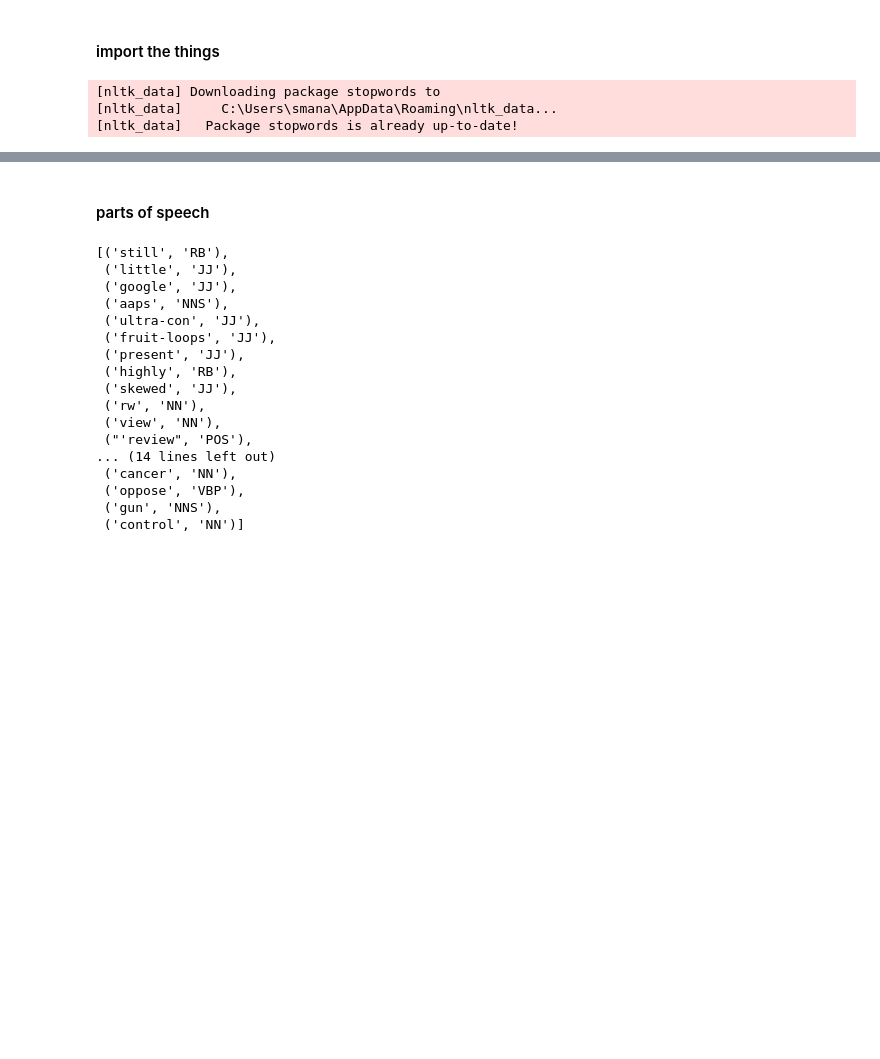
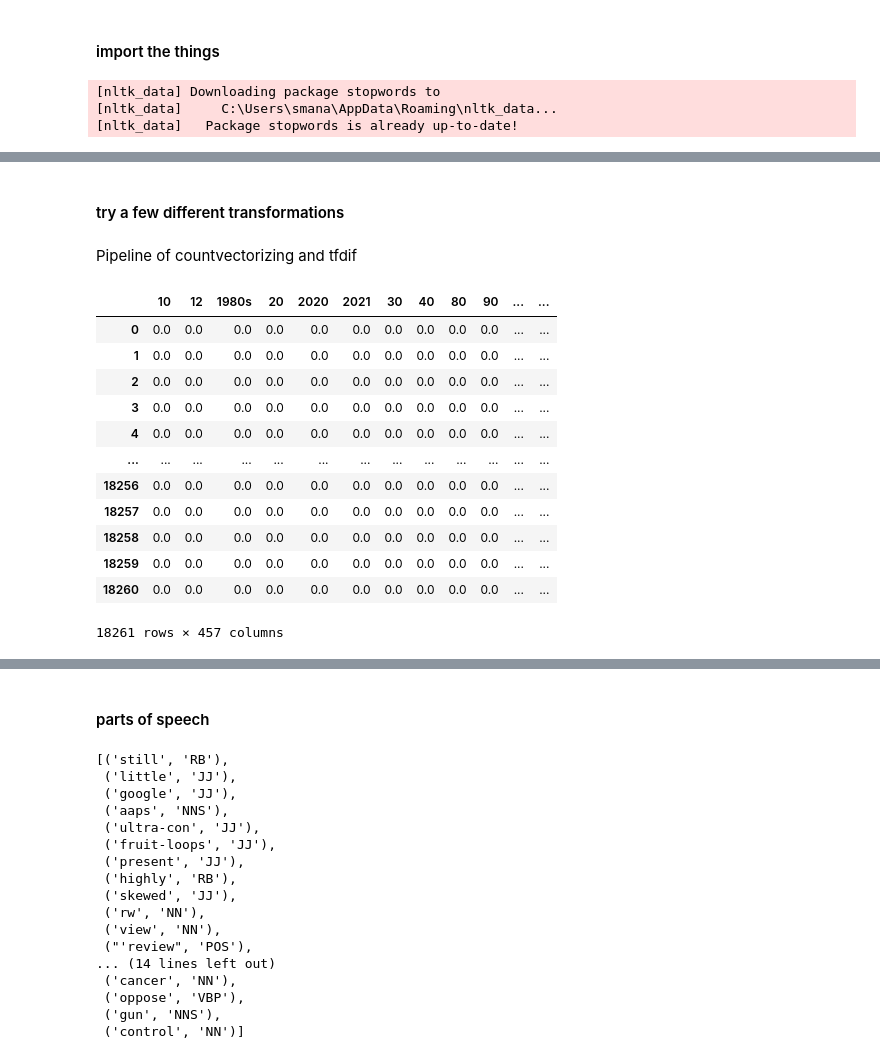
Before and after one commit to smanavi/Springboard-Capstone-Two, a Jupyter notebook: exploratory_data_analysis/EDA_text_values.ipynb, the cells around one changed output, grey strips where cells are left out. Cells and saved outputs as stored; diff of their text form; code cells hidden in the pictures; blank space fills up the shorter version.

```diff
--- a/exploratory_data_analysis/EDA_text_values.ipynb
+++ b/exploratory_data_analysis/EDA_text_values.ipynb
@@ -73,0 +36,4 @@ ImportError: parent 'smart_open' not in sys.modules
+# %%
+data_fol = r"..\data_files"
+
+df = pd.read_pickle(os.path.join(data_fol, "dataset_text_only.pkl"))
@@ -73,0 +49,27 @@ ImportError: parent 'smart_open' not in sys.modules
+# %% [markdown]
+#### try a few different transformations
+# %% [markdown]
+Pipeline of countvectorizing and tfdif
+# %%
+pipeline = Pipeline(steps=[
+                        ('countvect', CountVectorizer(min_df=.005)),
+                        ('tfdif', TfidfTransformer())
+                            ])
+# %%
+p_xform = pipeline.fit_transform(df['clean_no_@#'])
+# %%
+pd.DataFrame(p_xform.toarray(), columns=pipeline['countvect'].get_feature_names())
+# %% [output]
+|  | 10 | 12 | 1980s | 20 | 2020 | 2021 | 30 | 40 | 80 | 90 | ... | ... |
+| 0 | 0.0 | 0.0 | 0.0 | 0.0 | 0.0 | 0.0 | 0.0 | 0.0 | 0.0 | 0.0 | ... | ... |
+| 1 | 0.0 | 0.0 | 0.0 | 0.0 | 0.0 | 0.0 | 0.0 | 0.0 | 0.0 | 0.0 | ... | ... |
+| 2 | 0.0 | 0.0 | 0.0 | 0.0 | 0.0 | 0.0 | 0.0 | 0.0 | 0.0 | 0.0 | ... | ... |
+| 3 | 0.0 | 0.0 | 0.0 | 0.0 | 0.0 | 0.0 | 0.0 | 0.0 | 0.0 | 0.0 | ... | ... |
+| 4 | 0.0 | 0.0 | 0.0 | 0.0 | 0.0 | 0.0 | 0.0 | 0.0 | 0.0 | 0.0 | ... | ... |
+| ... | ... | ... | ... | ... | ... | ... | ... | ... | ... | ... | ... | ... |
+| 18256 | 0.0 | 0.0 | 0.0 | 0.0 | 0.0 | 0.0 | 0.0 | 0.0 | 0.0 | 0.0 | ... | ... |
+| 18257 | 0.0 | 0.0 | 0.0 | 0.0 | 0.0 | 0.0 | 0.0 | 0.0 | 0.0 | 0.0 | ... | ... |
+| 18258 | 0.0 | 0.0 | 0.0 | 0.0 | 0.0 | 0.0 | 0.0 | 0.0 | 0.0 | 0.0 | ... | ... |
+| 18259 | 0.0 | 0.0 | 0.0 | 0.0 | 0.0 | 0.0 | 0.0 | 0.0 | 0.0 | 0.0 | ... | ... |
+| 18260 | 0.0 | 0.0 | 0.0 | 0.0 | 0.0 | 0.0 | 0.0 | 0.0 | 0.0 | 0.0 | ... | ... |
+18261 rows × 457 columns
```
Also changed, not shown: parts of 37 cells of this notebook, 2 other files.
